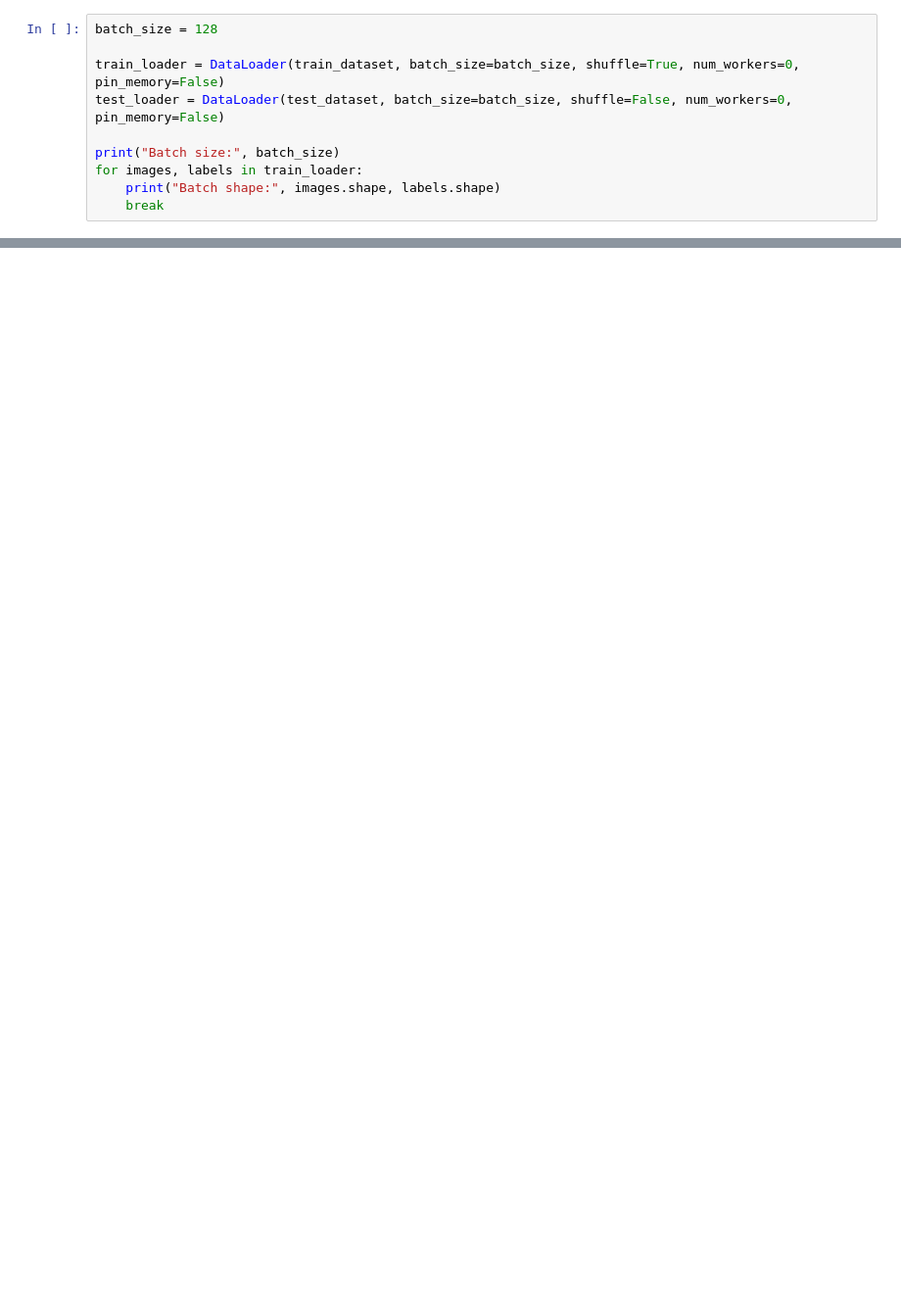
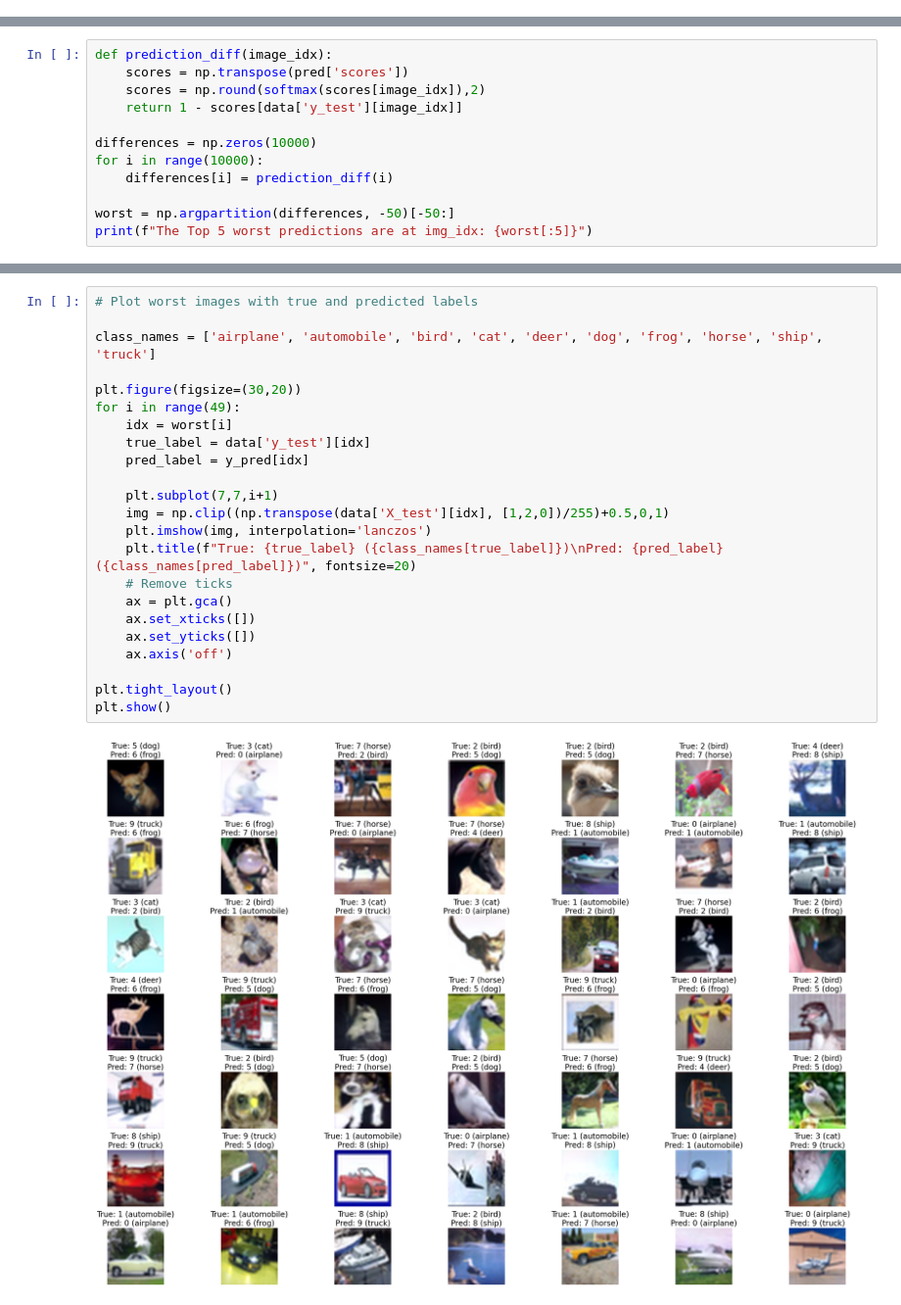
Before and after one commit to hpi-mlia-2026/coding_assignments, a Jupyter notebook: assignment_02/assignment_02.ipynb, the cells around one changed output, grey strips where cells are left out. Shown at 98% size. Cells and saved outputs as stored; diff of their text form; blank space fills up the shorter version.

```diff
--- a/assignment_02/assignment_02.ipynb
+++ b/assignment_02/assignment_02.ipynb
@@ -58,10 +0,0 @@ Set the batch size and create `DataLoader` pipelines for training and evaluation
-# %%
-batch_size = 128
-
-train_loader = DataLoader(train_dataset, batch_size=batch_size, shuffle=True, num_workers=0, pin_memory=False)
-test_loader = DataLoader(test_dataset, batch_size=batch_size, shuffle=False, num_workers=0, pin_memory=False)
-
-print("Batch size:", batch_size)
-for images, labels in train_loader:
-    print("Batch shape:", images.shape, labels.shape)
-    break
@@ -261,0 +807,12 @@ plt.show()
+# %%
+def prediction_diff(image_idx):
+    scores = np.transpose(pred['scores'])
+    scores = np.round(softmax(scores[image_idx]),2)
+    return 1 - scores[data['y_test'][image_idx]]
+
+differences = np.zeros(10000)
+for i in range(10000):
+    differences[i] = prediction_diff(i)
+
+worst = np.argpartition(differences, -50)[-50:]
+print(f"The Top 5 worst predictions are at img_idx: {worst[:5]}")
@@ -261,0 +823,25 @@ plt.show()
+# %%
+# Plot worst images with true and predicted labels
+
+class_names = ['airplane', 'automobile', 'bird', 'cat', 'deer', 'dog', 'frog', 'horse', 'ship', 'truck']
+
+plt.figure(figsize=(30,20))
+for i in range(49):
+    idx = worst[i]
+    true_label = data['y_test'][idx]
+    pred_label = y_pred[idx]
+
+    plt.subplot(7,7,i+1)
+    img = np.clip((np.transpose(data['X_test'][idx], [1,2,0])/255)+0.5,0,1)
+    plt.imshow(img, interpolation='lanczos')
+    plt.title(f"True: {true_label} ({class_names[true_label]})\nPred: {pred_label} ({class_names[pred_label]})", fontsize=20)
+    # Remove ticks
+    ax = plt.gca()
+    ax.set_xticks([])
+    ax.set_yticks([])
+    ax.axis('off')
+
+plt.tight_layout()
+plt.show()
+# %% [output]
+[figure, added]
```
Also changed, not shown: parts of 62 cells of this notebook, 4 other files.
